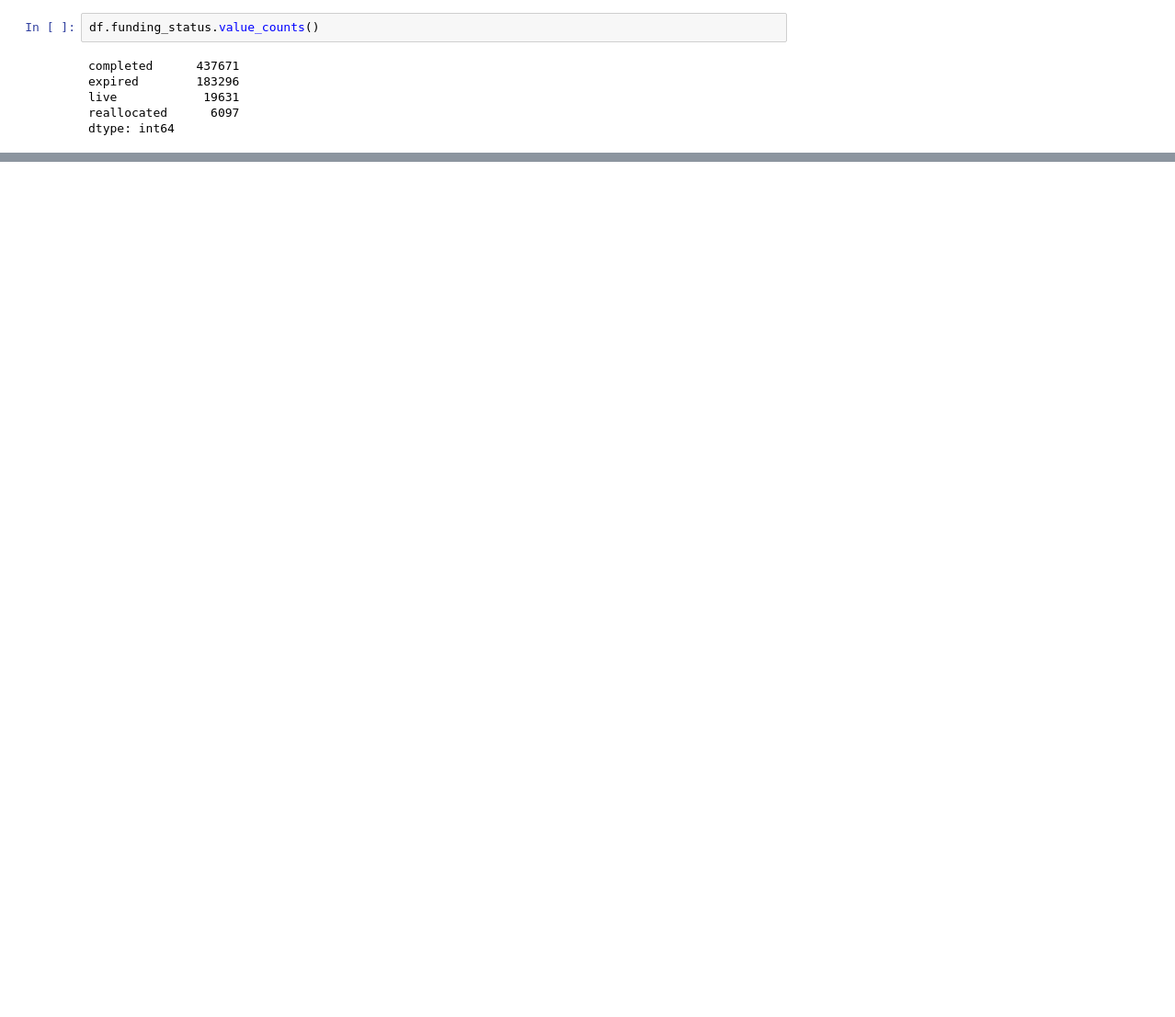
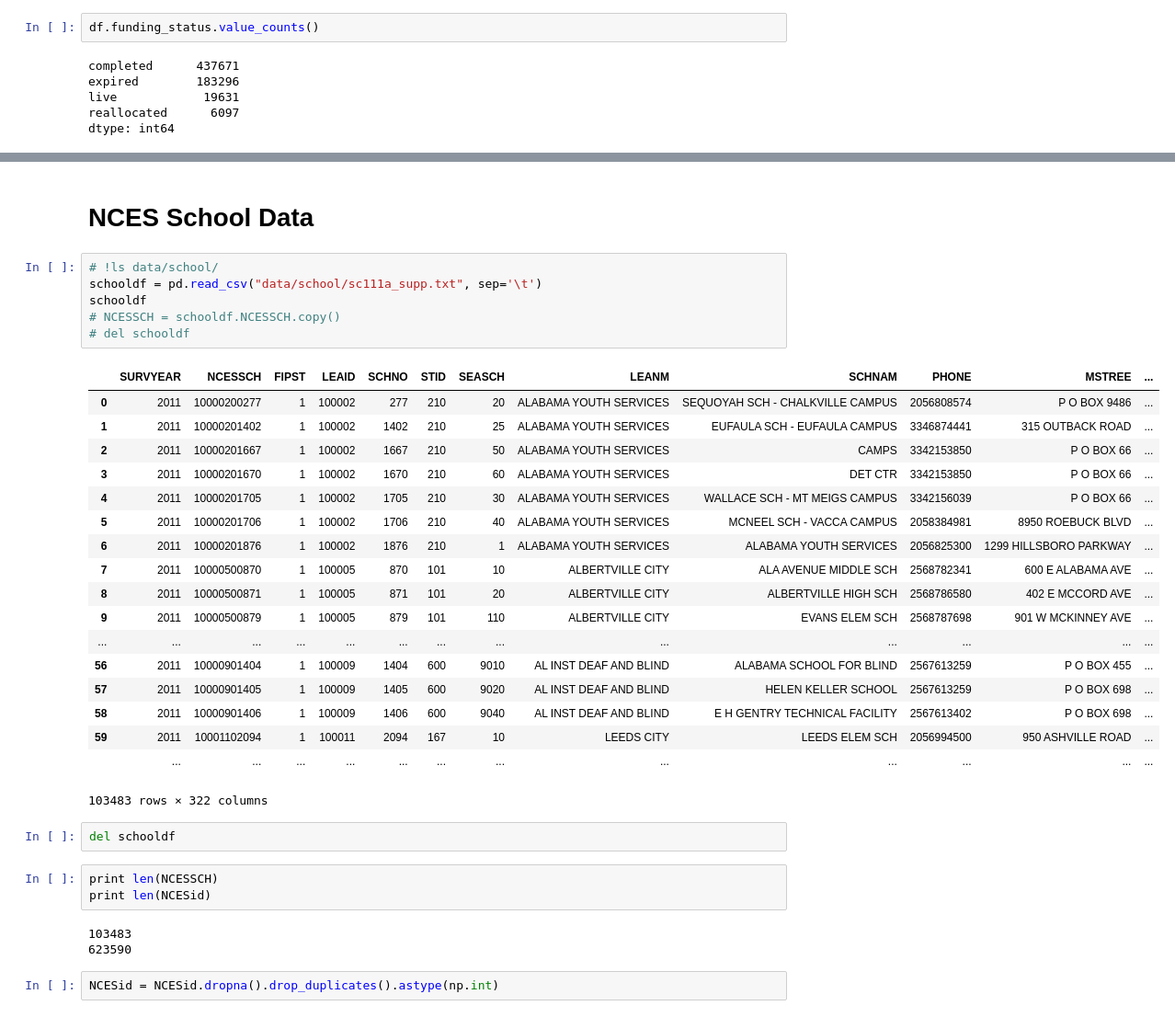
Before and after one commit to abshinn/mind-the-gap, a Jupyter notebook: lookerEDA.ipynb, the cells around one changed output, grey strips where cells are left out. Shown at 92% size. Drawn from its saved outputs; the diff is of its cells as text; blank space fills up the shorter version.

```diff
--- a/lookerEDA.ipynb
+++ b/lookerEDA.ipynb
@@ -190,0 +277,37 @@ dtype: int64
+# %% [markdown]
+# NCES School Data
+# %%
+# !ls data/school/
+schooldf = pd.read_csv("data/school/sc111a_supp.txt", sep='\t')
+schooldf
+# NCESSCH = schooldf.NCESSCH.copy()
+# del schooldf
+# %% [output]
+|  | SURVYEAR | NCESSCH | FIPST | LEAID | SCHNO | STID | SEASCH | LEANM | SCHNAM | PHONE | MSTREE | ... |
+| 0 | 2011 | 10000200277 | 1 | 100002 | 277 | 210 | 20 | ALABAMA YOUTH SERVICES | SEQUOYAH SCH - CHALKVILLE CAMPUS | 2056808574 | P O BOX 9486 | ... |
+| 1 | 2011 | 10000201402 | 1 | 100002 | 1402 | 210 | 25 | ALABAMA YOUTH SERVICES | EUFAULA SCH - EUFAULA CAMPUS | 3346874441 | 315 OUTBACK ROAD | ... |
+| 2 | 2011 | 10000201667 | 1 | 100002 | 1667 | 210 | 50 | ALABAMA YOUTH SERVICES | CAMPS | 3342153850 | P O BOX 66 | ... |
+| 3 | 2011 | 10000201670 | 1 | 100002 | 1670 | 210 | 60 | ALABAMA YOUTH SERVICES | DET CTR | 3342153850 | P O BOX 66 | ... |
+| 4 | 2011 | 10000201705 | 1 | 100002 | 1705 | 210 | 30 | ALABAMA YOUTH SERVICES | WALLACE SCH - MT MEIGS CAMPUS | 3342156039 | P O BOX 66 | ... |
+| 5 | 2011 | 10000201706 | 1 | 100002 | 1706 | 210 | 40 | ALABAMA YOUTH SERVICES | MCNEEL SCH - VACCA CAMPUS | 2058384981 | 8950 ROEBUCK BLVD | ... |
+| 6 | 2011 | 10000201876 | 1 | 100002 | 1876 | 210 | 1 | ALABAMA YOUTH SERVICES | ALABAMA YOUTH SERVICES | 2056825300 | 1299 HILLSBORO PARKWAY | ... |
+| 7 | 2011 | 10000500870 | 1 | 100005 | 870 | 101 | 10 | ALBERTVILLE CITY | ALA AVENUE MIDDLE SCH | 2568782341 | 600 E ALABAMA AVE | ... |
+| 8 | 2011 | 10000500871 | 1 | 100005 | 871 | 101 | 20 | ALBERTVILLE CITY | ALBERTVILLE HIGH SCH | 2568786580 | 402 E MCCORD AVE | ... |
+| 9 | 2011 | 10000500879 | 1 | 100005 | 879 | 101 | 110 | ALBERTVILLE CITY | EVANS ELEM SCH | 2568787698 | 901 W MCKINNEY AVE | ... |
+| ... | ... | ... | ... | ... | ... | ... | ... | ... | ... | ... | ... | ... |
+| 56 | 2011 | 10000901404 | 1 | 100009 | 1404 | 600 | 9010 | AL INST DEAF AND BLIND | ALABAMA SCHOOL FOR BLIND | 2567613259 | P O BOX 455 | ... |
+| 57 | 2011 | 10000901405 | 1 | 100009 | 1405 | 600 | 9020 | AL INST DEAF AND BLIND | HELEN KELLER SCHOOL | 2567613259 | P O BOX 698 | ... |
+| 58 | 2011 | 10000901406 | 1 | 100009 | 1406 | 600 | 9040 | AL INST DEAF AND BLIND | E H GENTRY TECHNICAL FACILITY | 2567613402 | P O BOX 698 | ... |
+| 59 | 2011 | 10001102094 | 1 | 100011 | 2094 | 167 | 10 | LEEDS CITY | LEEDS ELEM SCH | 2056994500 | 950 ASHVILLE ROAD | ... |
+|  | ... | ... | ... | ... | ... | ... | ... | ... | ... | ... | ... | ... |
+103483 rows × 322 columns
+# %%
+del schooldf
+# %%
+print len(NCESSCH)
+print len(NCESid)
+# %% [output]
+103483
+623590
+# %%
+NCESid = NCESid.dropna().drop_duplicates().astype(np.int)
```
Also changed, not shown: parts of 22 cells of this notebook, 1 other file.
